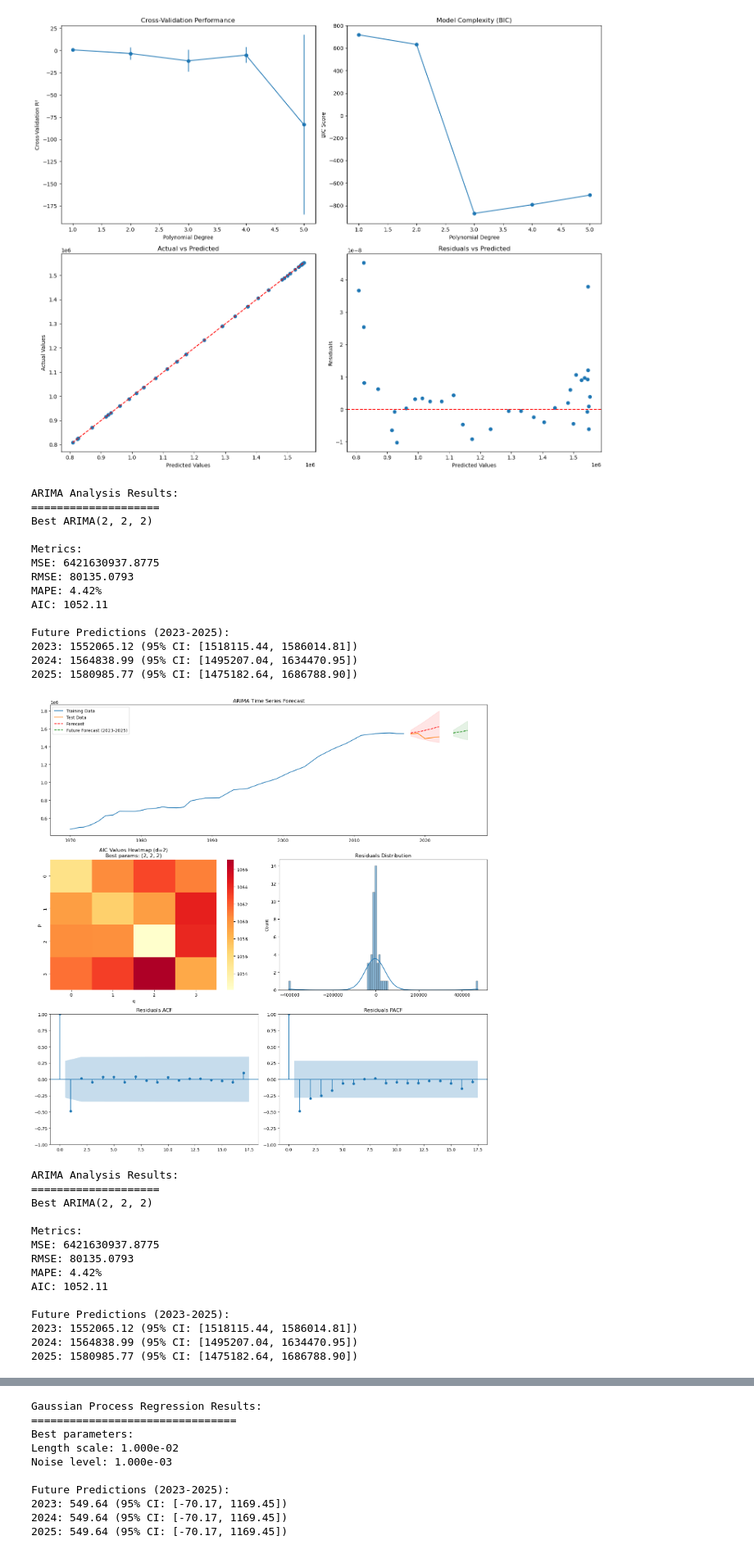
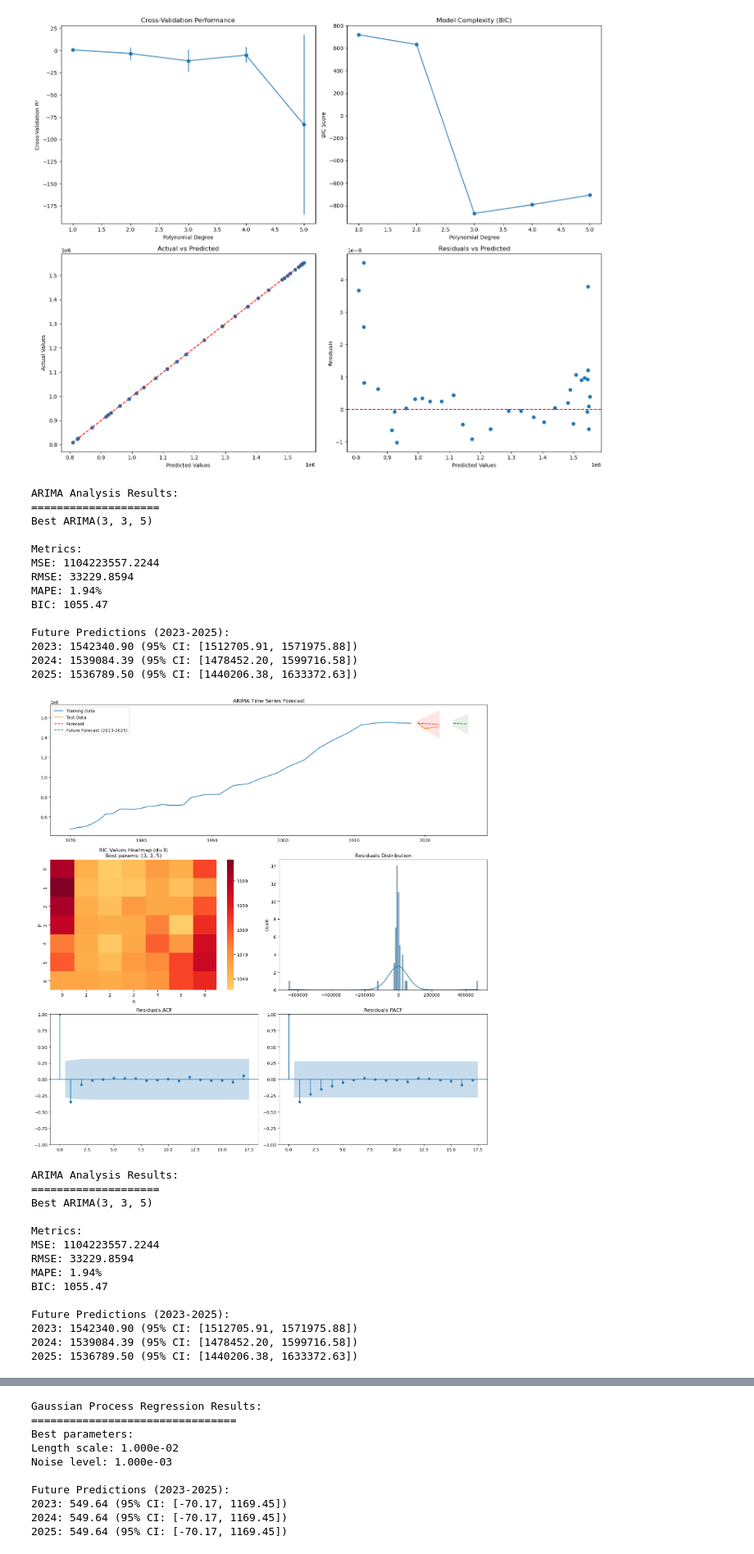
Before and after one commit to sadityag/professor-predictor, a Jupyter notebook: data-analysis/primary-analysis/economic_analysis.ipynb, the cells around one changed output, grey strips where cells are left out. Shown at 82% size. Cells and saved outputs as stored; diff of their text form; code cells hidden in the pictures.

```diff
--- a/data-analysis/primary-analysis/economic_analysis.ipynb
+++ b/data-analysis/primary-analysis/economic_analysis.ipynb
@@ -762,7 +759,7 @@ def plot_arima_results(results):
                 cmap='YlOrRd',
                 center=np.nanmean(bic_matrix),
                 mask=np.isnan(bic_matrix))
-    ax2.set_title(f'AIC Values Heatmap (d={results["best_params"][1]})\nBest params: {results["best_params"]}')
+    ax2.set_title(f'BIC Values Heatmap (d={results["best_params"][1]})\nBest params: {results["best_params"]}')
     ax2.set_xlabel('q')
     ax2.set_ylabel('p')
 
@@ -805,55 +802,55 @@ def plot_arima_results(results):
     plt.show()
 
     # Print metrics
     print("\nARIMA Analysis Results:")
     print("====================")
     print(f"Best ARIMA{results['best_params']}")
     print(f"\nMetrics:")
     print(f"MSE: {results['metrics']['mse']:.4f}")
     print(f"RMSE: {results['metrics']['rmse']:.4f}")
     print(f"MAPE: {results['metrics']['mape']:.2f}%")
     print(f"BIC: {results['metrics']['bic']:.2f}")
 
     print("\nFuture Predictions (2023-2025):")
     for date, pred, (lower, upper) in zip(
         results['future_dates'],
         results['future_forecast'],
         results['future_ci'].values
     ):
         print(f"{date.year}: {pred:.2f} (95% CI: [{lower:.2f}, {upper:.2f}])")
 
     plt.show()
 
-# Example usage
-arima_results = perform_arima_analysis(lagged_df['faculty'])
+
+arima_results = perform_arima_analysis(lagged_df['faculty'], 6, 3, 6, test_size=4)
 plot_arima_results(arima_results)
 # %% [output]
 ARIMA Analysis Results:
 ====================
-Best ARIMA(2, 2, 2)
+Best ARIMA(3, 3, 5)
 
 Metrics:
-MSE: 6421630937.8775
-RMSE: 80135.0793
-MAPE: 4.42%
-AIC: 1052.11
+MSE: 1104223557.2244
+RMSE: 33229.8594
+MAPE: 1.94%
+BIC: 1055.47
 
 Future Predictions (2023-2025):
-2023: 1552065.12 (95% CI: [1518115.44, 1586014.81])
-2024: 1564838.99 (95% CI: [1495207.04, 1634470.95])
-2025: 1580985.77 (95% CI: [1475182.64, 1686788.90])
+2023: 1542340.90 (95% CI: [1512705.91, 1571975.88])
+2024: 1539084.39 (95% CI: [1478452.20, 1599716.58])
+2025: 1536789.50 (95% CI: [1440206.38, 1633372.63])
-[figure, old version]
+[figure, new version]
 ARIMA Analysis Results:
 ====================
-Best ARIMA(2, 2, 2)
+Best ARIMA(3, 3, 5)
 
 Metrics:
-MSE: 6421630937.8775
-RMSE: 80135.0793
-MAPE: 4.42%
-AIC: 1052.11
+MSE: 1104223557.2244
+RMSE: 33229.8594
+MAPE: 1.94%
+BIC: 1055.47
 
 Future Predictions (2023-2025):
-2023: 1552065.12 (95% CI: [1518115.44, 1586014.81])
-2024: 1564838.99 (95% CI: [1495207.04, 1634470.95])
-2025: 1580985.77 (95% CI: [1475182.64, 1686788.90])
+2023: 1542340.90 (95% CI: [1512705.91, 1571975.88])
+2024: 1539084.39 (95% CI: [1478452.20, 1599716.58])
+2025: 1536789.50 (95% CI: [1440206.38, 1633372.63])
```
Also changed, not shown: parts of 7 cells of this notebook.
